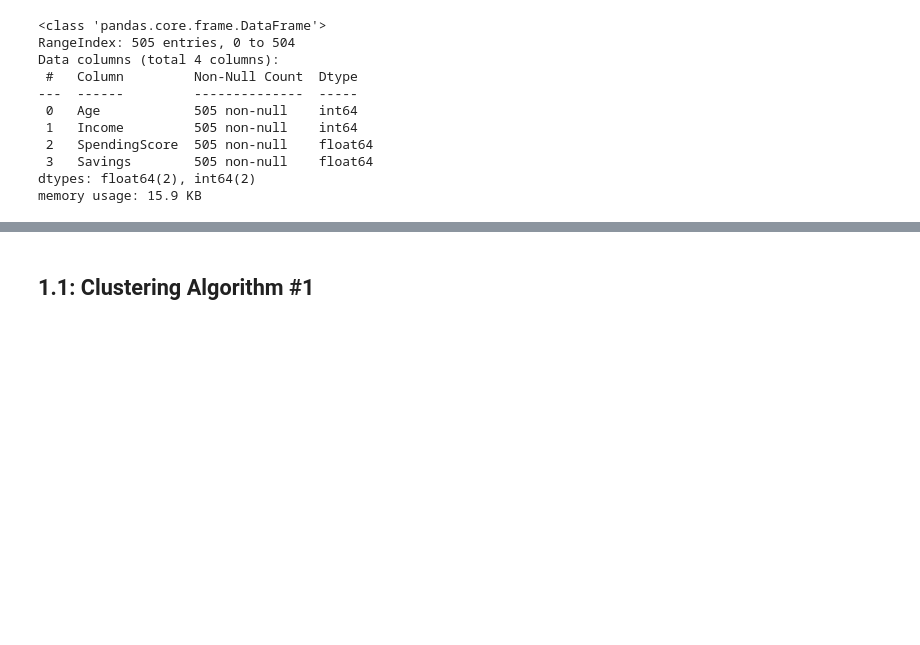
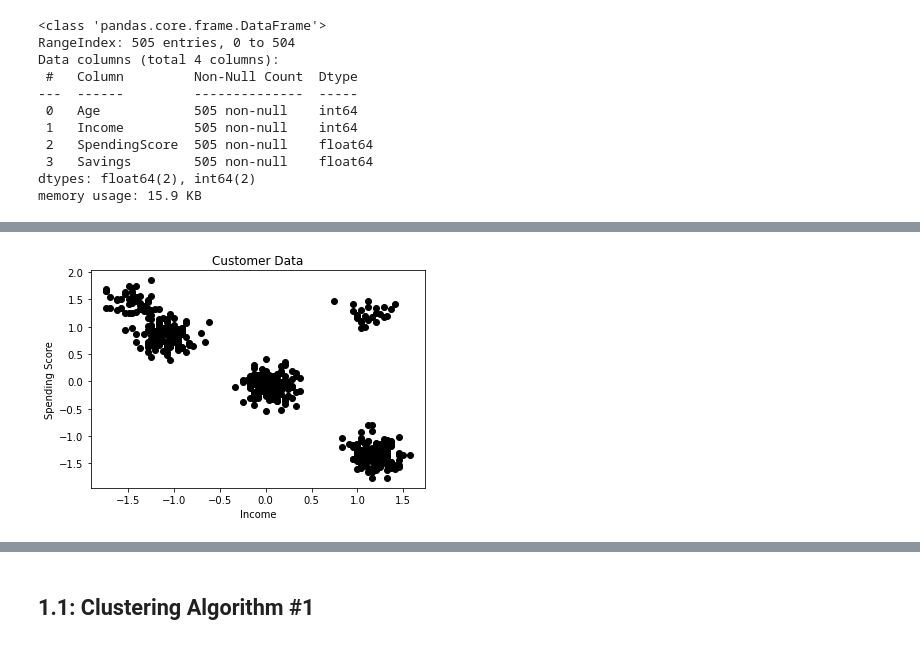
Before and after one commit to Alicexxue/Complete-Python-3-Bootcamp, a Jupyter notebook: MMA_MMAB_MMAI_2023_869_Individual_Assignment.ipynb, the cells around one changed output, grey strips where cells are left out. Drawn from its saved outputs; the diff is of its cells as text; code cells hidden in the pictures; blank space fills up the shorter version.

```diff
--- a/MMA_MMAB_MMAI_2023_869_Individual_Assignment.ipynb
+++ b/MMA_MMAB_MMAI_2023_869_Individual_Assignment.ipynb
@@ -127,0 +202,6 @@ memory usage: 15.9 KB
+# %%
+# Normalize the data
+X = df1.copy()
+scaler = StandardScaler()
+features = ['Age', 'Income','SpendingScore','Savings']
+X[features] = scaler.fit_transform(X[features])
@@ -127,0 +249,11 @@ memory usage: 15.9 KB
+# %%
+#plot the raw data
+plt.figure();
+plt.scatter(X.iloc[:, 0], X.iloc[:, 1], c="black");
+plt.title("Customer Data");
+plt.xlabel('Income');
+plt.ylabel('Spending Score');
+plt.xticks();
+plt.yticks();
+# %% [output]
+[figure, added]
```
Also changed, not shown: parts of 55 cells of this notebook.
